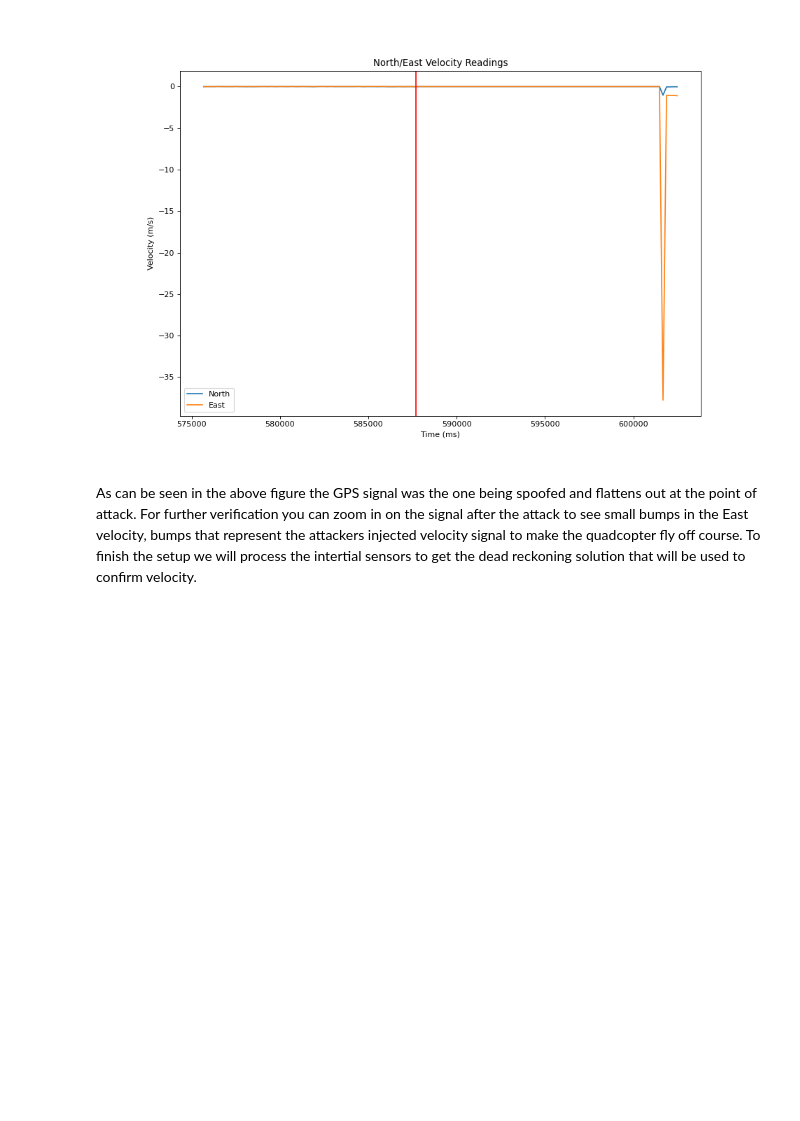
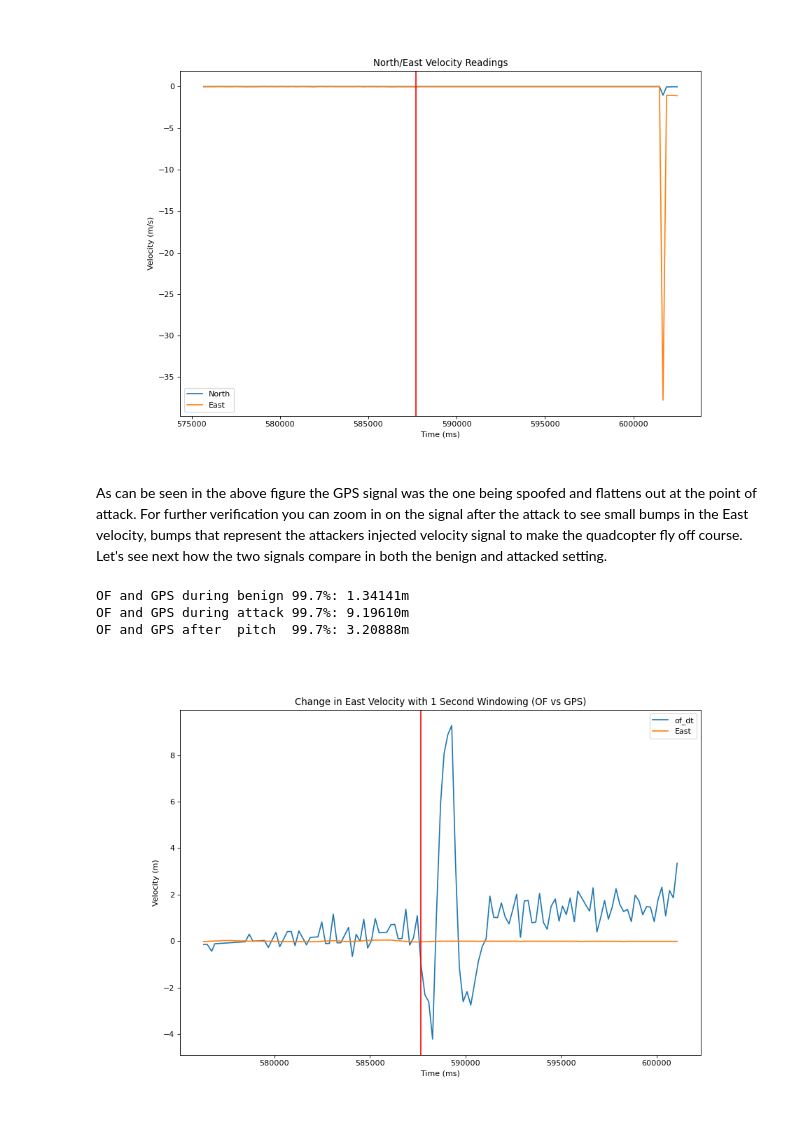
Before and after one commit to BaileySri/Practical-Software-Defense-for-GPS-Spoofing-on-a-Hobby-UAV-Offline, a Jupyter notebook: notebooks/0.1-bks-attack-idle.ipynb, the cells around one changed output. Cells and saved outputs as stored; diff of their text form; code cells hidden in the pictures; blank space fills up the shorter version.

Commit message:
2m/s/s attack GPS/OF analysis

```diff
--- a/notebooks/0.1-bks-attack-idle.ipynb
+++ b/notebooks/0.1-bks-attack-idle.ipynb
@@ -432,6 +402,46 @@ being spoofed and flattens out at the point of attack. For
 further verification you can zoom in on the signal after the
 attack to see small bumps in the East velocity, bumps that
 represent the attackers injected velocity signal to make
-the quadcopter fly off course. To finish the setup we will
-process the intertial sensors to get the dead reckoning
-solution that will be used to confirm velocity.
+the quadcopter fly off course. Let's see next how the two signals compare in
+both the benign and attacked setting.
+# %%
+from confirmation.process import signal_match_and_cumsum
+
+of_match_gps = signal_match_and_cumsum(of.ofUS[1:].reset_index(drop=True), change_in_signal(of_vel['OF Forward']),
+                            gpsMS.gpsMS[1:].reset_index(drop=True), change_in_signal(gps_ned_ms['East']))
+
+of_match_gps = linear_bias(gpsMS.gpsMS[2:], change_in_signal(of_match_gps), times).rolling(gps_size).sum()
+of_match_gps = pd.Series(of_match_gps, name="of_dt")
+
+
+gps = linear_bias(gpsMS.gpsMS[1:], gps_ned_ms['East'], times).rolling(gps_size).sum()
+# %%
+#We need the index at which the attack starts since the signals ahve lost their
+#timestamps during processing
+atk_index = gpsMS.gpsMS[gpsMS.gpsMS < atk/1000][-1:].index[0]
+
+#We also need the point at which the attack is disabled to remove the data
+#points following from the analysis otherwise they will skew the analysis.
+end_index = gpsMS.gpsMS[gpsMS.gpsMS < 601465][-1:].index[0]
+
+#We also want to consider when the drone isn't pitching to start moving which
+#spikes the optical flow readings.
+after_atk_index = gpsMS.gpsMS[gpsMS.gpsMS < 591580][-1:].index[0]
+
+#Calculate the value at which 99.7% of points fall below for both the benign
+#and attacked setting
+print("OF and GPS during benign 99.7%%: %.5fm" % np.percentile(abs(of_match_gps - gps)[:atk_index].dropna(), 99.7))
+print("OF and GPS during attack 99.7%%: %.5fm" % np.percentile(abs(of_match_gps - gps)[atk_index:end_index].dropna(), 99.7))
+print("OF and GPS after  pitch  99.7%%: %.5fm" % np.percentile(abs(of_match_gps - gps)[after_atk_index:end_index].dropna(), 99.7))
+# %% [output]
+OF and GPS during benign 99.7%: 1.34141m
+OF and GPS during attack 99.7%: 9.19610m
+OF and GPS after  pitch  99.7%: 3.20888m
+# %%
+simple_time_plot([gpsMS.gpsMS[:end_index],gpsMS.gpsMS[1:end_index]],
+                 [of_match_gps[:end_index], gps[1:end_index]],
+                title = "Change in East Velocity with " + str(window) + " Second Windowing (OF vs GPS)",
+                units = ["ms","Velocity (m)"],
+                atk=atk/1000)
+# %% [output]
+[figure, added]
```
Also changed, not shown: parts of 11 cells of this notebook, 2 other files.
